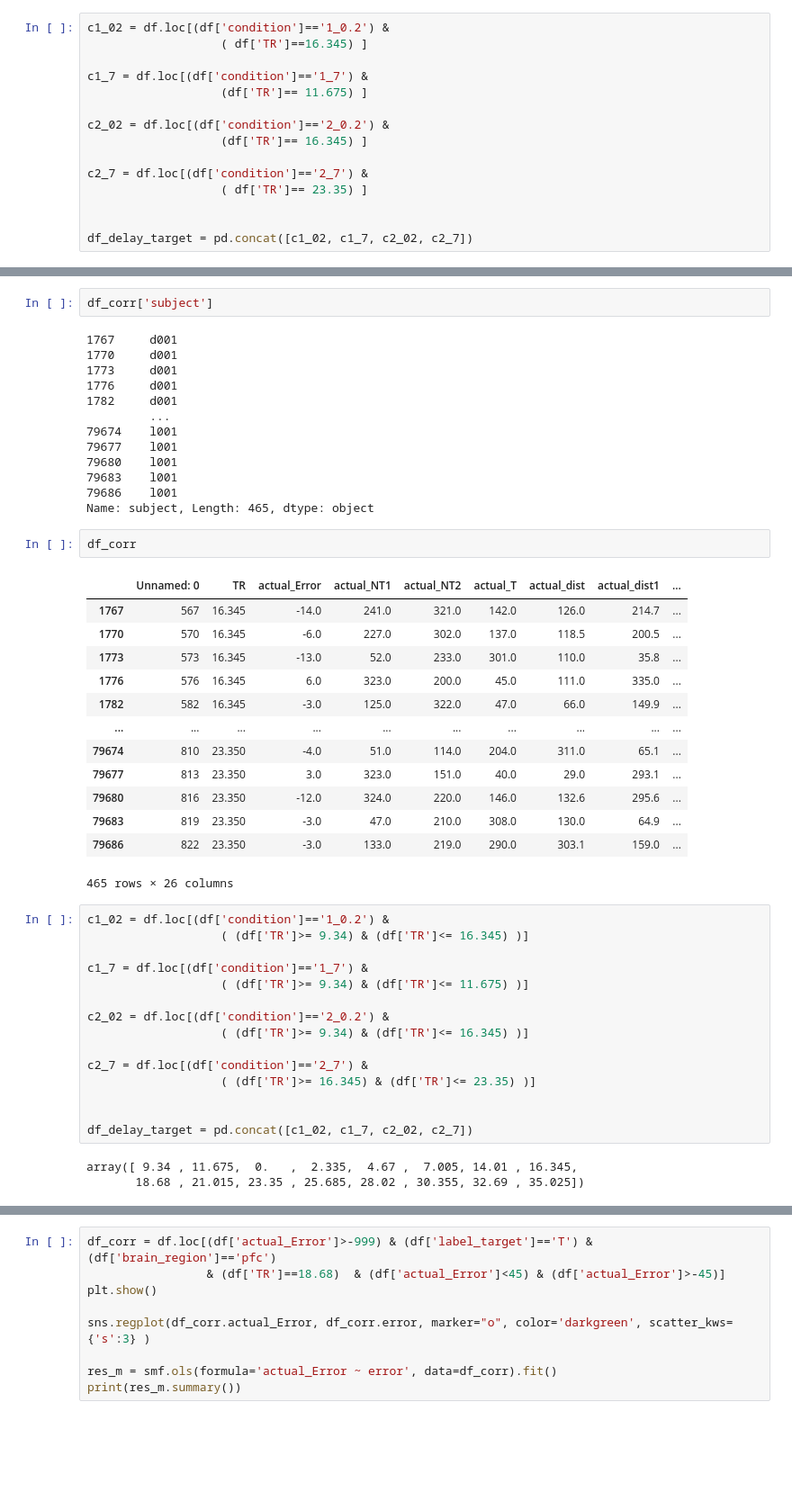
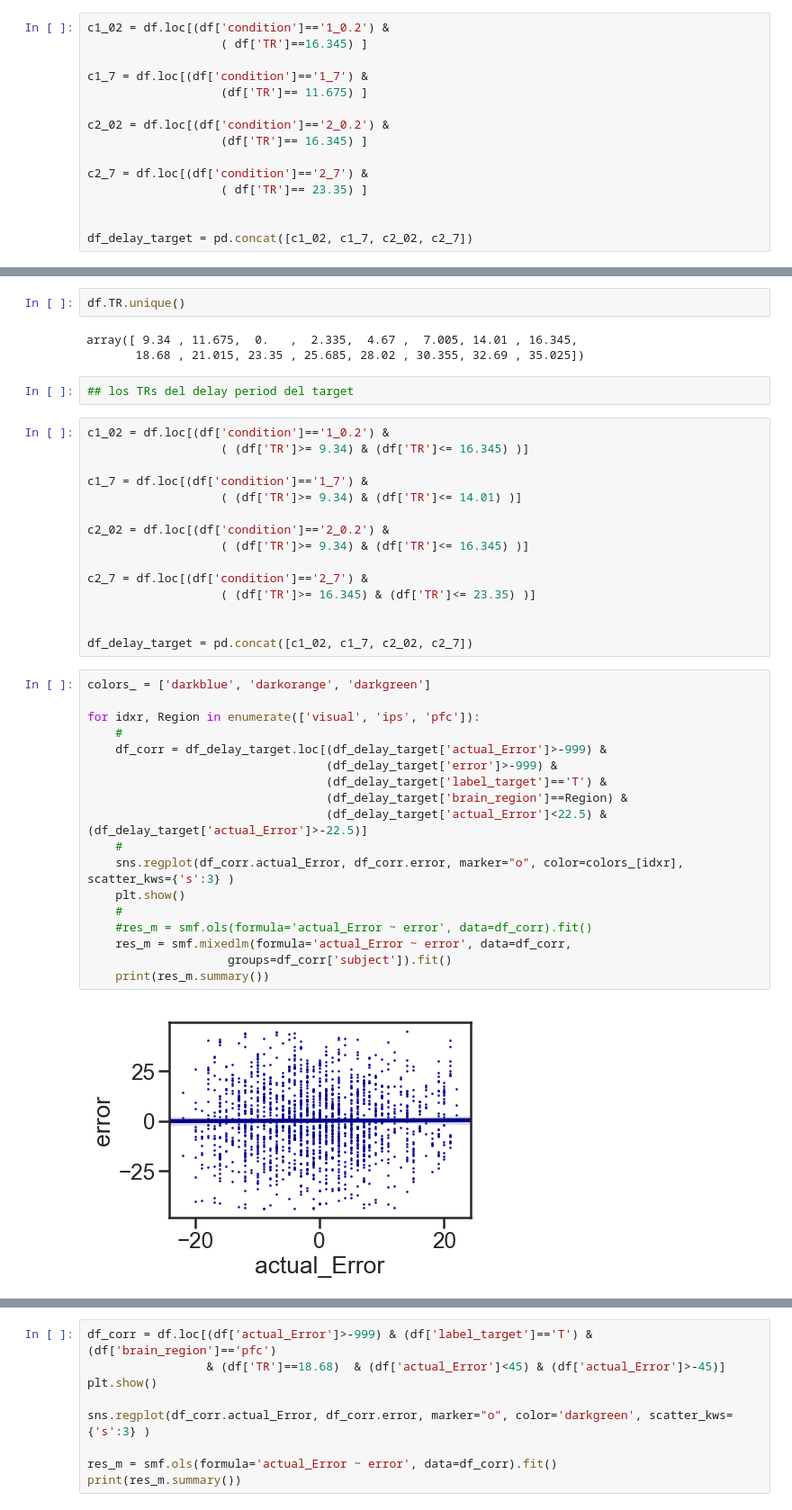
Before and after one commit to davidbestue/encoding, a Jupyter notebook: scripts/plots/IEM/Angle_decoding_correlations.ipynb, the cells around one changed output, grey strips where cells are left out. Shown at 90% size. Drawn from its saved outputs; the diff is of its cells as text; blank space fills up the shorter version.

```diff
--- a/scripts/plots/IEM/Angle_decoding_correlations.ipynb
+++ b/scripts/plots/IEM/Angle_decoding_correlations.ipynb
@@ -251,41 +251,17 @@ Group Var    2.733     0.247
 ==========================================================
-# %%
-df_corr['subject']
-# %% [output]
-1767     d001
-1770     d001
-1773     d001
-1776     d001
-1782     d001
-         ...
-79674    l001
-79677    l001
-79680    l001
-79683    l001
-79686    l001
-Name: subject, Length: 465, dtype: object
-# %%
-df_corr
-# %% [output]
-|  | Unnamed: 0 | TR | actual_Error | actual_NT1 | actual_NT2 | actual_T | actual_dist | actual_dist1 | ... |
-| 1767 | 567 | 16.345 | -14.0 | 241.0 | 321.0 | 142.0 | 126.0 | 214.7 | ... |
-| 1770 | 570 | 16.345 | -6.0 | 227.0 | 302.0 | 137.0 | 118.5 | 200.5 | ... |
-| 1773 | 573 | 16.345 | -13.0 | 52.0 | 233.0 | 301.0 | 110.0 | 35.8 | ... |
-| 1776 | 576 | 16.345 | 6.0 | 323.0 | 200.0 | 45.0 | 111.0 | 335.0 | ... |
-| 1782 | 582 | 16.345 | -3.0 | 125.0 | 322.0 | 47.0 | 66.0 | 149.9 | ... |
-| ... | ... | ... | ... | ... | ... | ... | ... | ... | ... |
-| 79674 | 810 | 23.350 | -4.0 | 51.0 | 114.0 | 204.0 | 311.0 | 65.1 | ... |
-| 79677 | 813 | 23.350 | 3.0 | 323.0 | 151.0 | 40.0 | 29.0 | 293.1 | ... |
-| 79680 | 816 | 23.350 | -12.0 | 324.0 | 220.0 | 146.0 | 132.6 | 295.6 | ... |
-| 79683 | 819 | 23.350 | -3.0 | 47.0 | 210.0 | 308.0 | 130.0 | 64.9 | ... |
-| 79686 | 822 | 23.350 | -3.0 | 133.0 | 219.0 | 290.0 | 303.1 | 159.0 | ... |
-465 rows × 26 columns
+# %%
+df.TR.unique()
+# %% [output]
+array([ 9.34 , 11.675,  0.   ,  2.335,  4.67 ,  7.005, 14.01 , 16.345,
+       18.68 , 21.015, 23.35 , 25.685, 28.02 , 30.355, 32.69 , 35.025])
+# %%
+## los TRs del delay period del target
 # %%
 c1_02 = df.loc[(df['condition']=='1_0.2') &
                    ( (df['TR']>= 9.34) & (df['TR']<= 16.345) )]
 
 c1_7 = df.loc[(df['condition']=='1_7') &
-                   ( (df['TR']>= 9.34) & (df['TR']<= 11.675) )]
+                   ( (df['TR']>= 9.34) & (df['TR']<= 14.01) )]
 
 c2_02 = df.loc[(df['condition']=='2_0.2') &
                    ( (df['TR']>= 9.34) & (df['TR']<= 16.345) )]
@@ -295,6 +271,23 @@ c2_7 = df.loc[(df['condition']=='2_7') &
 
 
 df_delay_target = pd.concat([c1_02, c1_7, c2_02, c2_7])
-# %% [output]
-array([ 9.34 , 11.675,  0.   ,  2.335,  4.67 ,  7.005, 14.01 , 16.345,
-       18.68 , 21.015, 23.35 , 25.685, 28.02 , 30.355, 32.69 , 35.025])
+# %%
+colors_ = ['darkblue', 'darkorange', 'darkgreen']
+
+for idxr, Region in enumerate(['visual', 'ips', 'pfc']):
+    #
+    df_corr = df_delay_target.loc[(df_delay_target['actual_Error']>-999) &
+                                  (df_delay_target['error']>-999) &
+                                  (df_delay_target['label_target']=='T') &
+                                  (df_delay_target['brain_region']==Region) &
+                                  (df_delay_target['actual_Error']<22.5) & (df_delay_target['actual_Error']>-22.5)]
+    #
+    sns.regplot(df_corr.actual_Error, df_corr.error, marker="o", color=colors_[idxr], scatter_kws={'s':3} )
+    plt.show()
+    #
+    #res_m = smf.ols(formula='actual_Error ~ error', data=df_corr).fit()
+    res_m = smf.mixedlm(formula='actual_Error ~ error', data=df_corr,
+                    groups=df_corr['subject']).fit()
+    print(res_m.summary())
+# %% [output]
+[figure, added]
```
Also changed, not shown: parts of 2 cells of this notebook.
